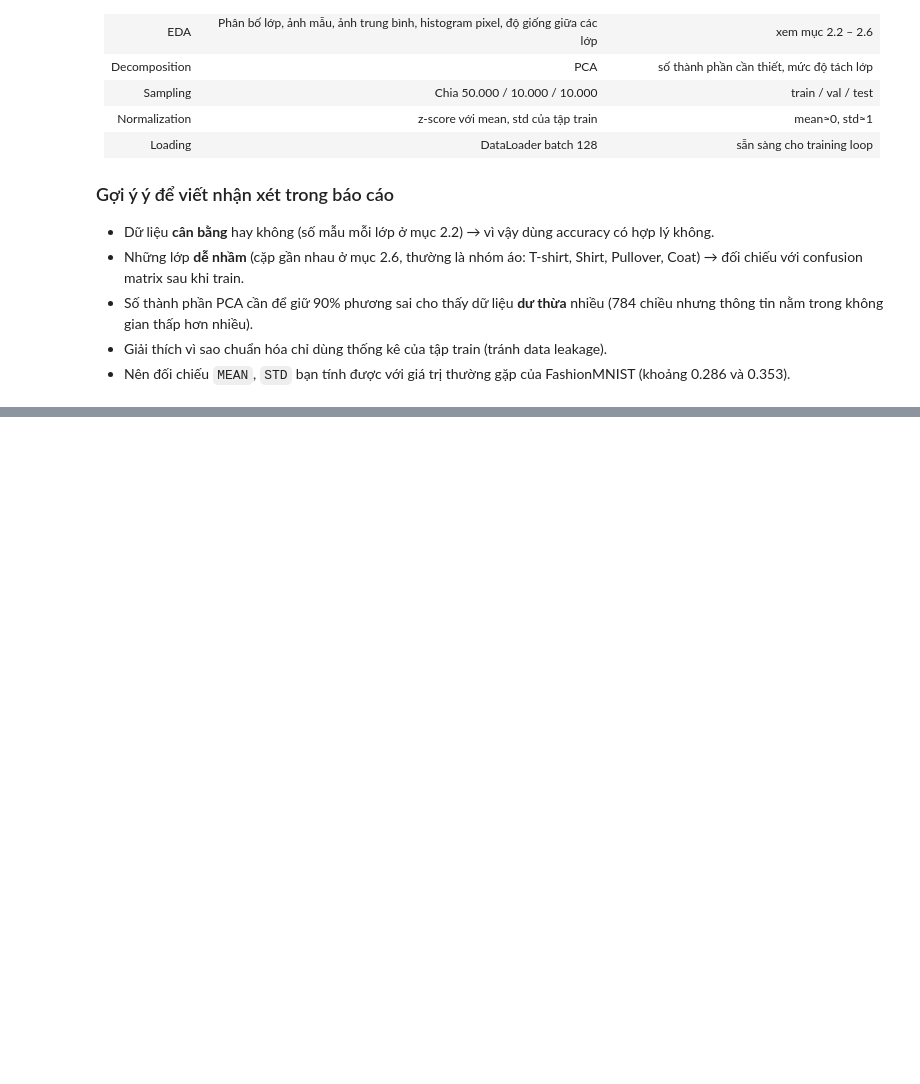
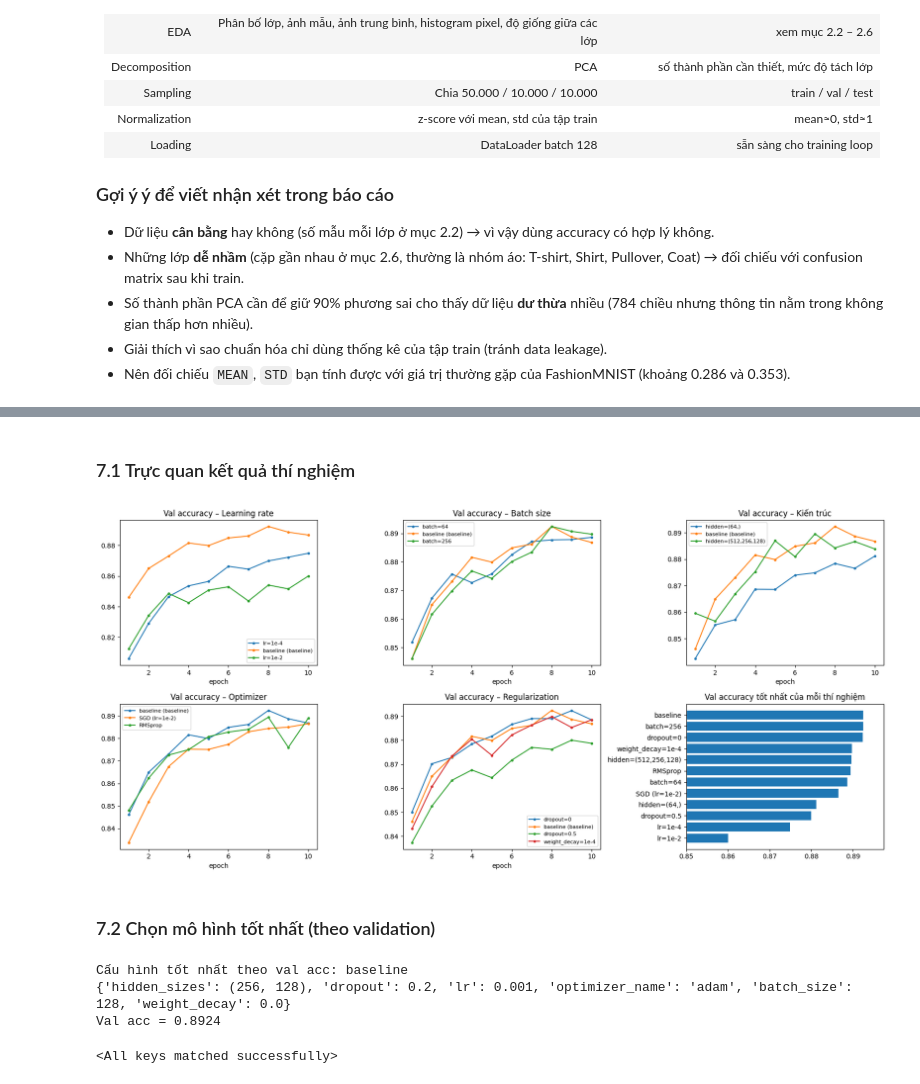
Before and after one commit to vovietduc/lab-, a Jupyter notebook: fashionmnist_lab/notebooks/01_data_analysis_and_experiments.ipynb, the cells around one changed output, grey strips where cells are left out. Saved outputs shown, nothing was run; the diff lists cells and outputs as text; code cells hidden in the pictures; blank space fills up the shorter version.

```diff
--- a/fashionmnist_lab/notebooks/01_data_analysis_and_experiments.ipynb
+++ b/fashionmnist_lab/notebooks/01_data_analysis_and_experiments.ipynb
@@ -487,0 +607,10 @@ for model_name, folder in [("MLP", "mlp"), ("CNN", "cnn")]:
+# %%
+rows, histories, states, cfgs = [], {}, {}, {}
+for name, overrides in EXPERIMENTS.items():
+    print(f"▶ {name:24s}", end=" ")
+    row, hist, state, cfg = run_experiment(name, **overrides)
+    rows.append(row); histories[name] = hist; states[name] = state; cfgs[name] = cfg
+    print(f"val_acc={row['val_acc']:.4f} | gap={row['gap']:+.4f} | {row['epochs_run']} epochs | {row['time_s']:.0f}s")
+
+df_results = pd.DataFrame(rows).sort_values("val_acc", ascending=False).reset_index(drop=True)
+df_results.round(4)
@@ -487,0 +643,36 @@ for model_name, folder in [("MLP", "mlp"), ("CNN", "cnn")]:
+# %% [markdown]
+### 7.1 Trực quan kết quả thí nghiệm
+# %%
+fig, axes = plt.subplots(2, 3, figsize=(17, 8))
+axes = axes.ravel()
+
+for ax, (group, names) in zip(axes, GROUPS.items()):
+    for n in names:
+        label = n + (" (baseline)" if n == "baseline" else "")
+        ax.plot(range(1, len(histories[n]["val_acc"]) + 1), histories[n]["val_acc"], marker="o", ms=3, label=label)
+    ax.set_title(f"Val accuracy – {group}"); ax.set_xlabel("epoch"); ax.legend(fontsize=8)
+
+ax = axes[-1]
+order = df_results.sort_values("val_acc")
+ax.barh(order["experiment"], order["val_acc"])
+ax.set_xlim(order["val_acc"].min() - 0.01, order["val_acc"].max() + 0.005)
+ax.set_title("Val accuracy tốt nhất của mỗi thí nghiệm")
+plt.tight_layout(); plt.show()
+# %% [output]
+[figure, added]
+# %% [markdown]
+### 7.2 Chọn mô hình tốt nhất (theo validation)
+# %%
+best_name = df_results.loc[0, "experiment"]
+best_cfg  = cfgs[best_name]
+print("Cấu hình tốt nhất theo val acc:", best_name)
+print({k: best_cfg[k] for k in ("hidden_sizes", "dropout", "lr", "optimizer_name", "batch_size", "weight_decay")})
+print(f"Val acc = {df_results.loc[0, 'val_acc']:.4f}")
+
+final_model = MLP(hidden_sizes=best_cfg["hidden_sizes"], dropout=best_cfg["dropout"]).to(device)
+final_model.load_state_dict(states[best_name])
+# %% [output]
+Cấu hình tốt nhất theo val acc: baseline
+{'hidden_sizes': (256, 128), 'dropout': 0.2, 'lr': 0.001, 'optimizer_name': 'adam', 'batch_size': 128, 'weight_decay': 0.0}
+Val acc = 0.8924
+<All keys matched successfully>
```
Also changed, not shown: parts of 40 cells of this notebook, 2 other files.
